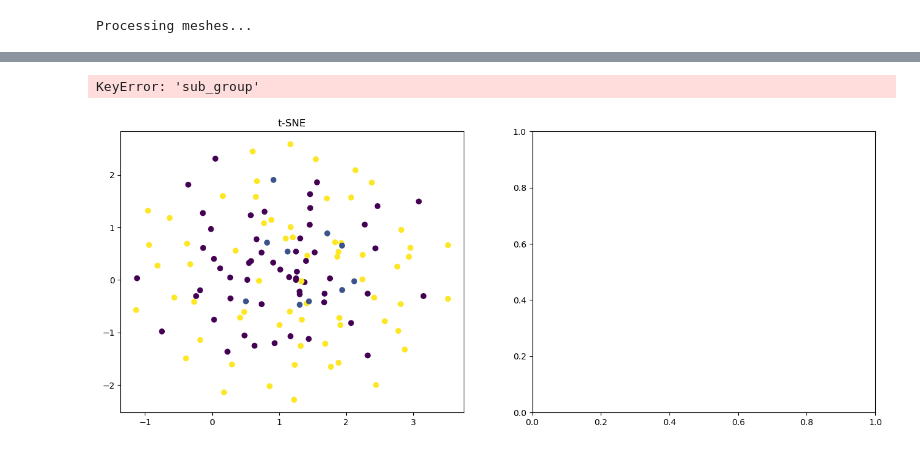
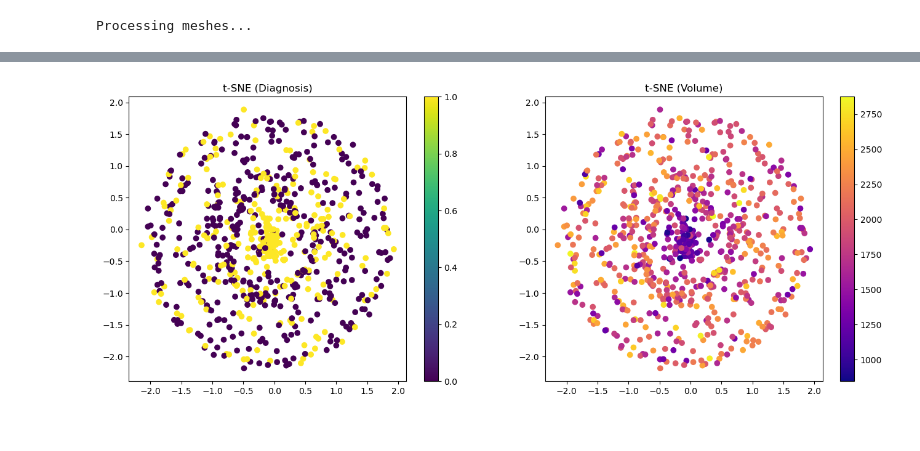
Before and after one commit to Jakaria08/Disentangle_Latent_Space_Deep_SDF, a Jupyter notebook: run_HLLE_ICA.ipynb, the cells around one changed output, grey strips where cells are left out. Saved outputs shown, nothing was run; the diff lists cells and outputs as text; code cells hidden in the pictures.

```diff
--- a/run_HLLE_ICA.ipynb
+++ b/run_HLLE_ICA.ipynb
@@ -53,22 +59,22 @@ def sample_points_from_mesh(mesh_path, n_points=5000):
         print(f"Error processing {mesh_path}: {e}")
         return None
 # %%
-n_points = 5000  # Number of points to sample from each mesh
+n_points = 2500  # Number of points to sample from each mesh
 point_clouds = []
 valid_filenames = []
 mesh_objects = {}  # Store mesh objects for later visualization
 
-print("Processing meshes...")
-for mesh_name in tqdm(test_split, desc="Processing meshes"):
-    mesh_path = os.path.join(torus_path, mesh_name)
+print('Processing meshes...')
+for mesh_name in tqdm(split_list, desc='Processing meshes'):
+    mesh_path = os.path.join(mesh_root, mesh_name)
     if os.path.exists(mesh_path):
         points = sample_points_from_mesh(mesh_path, n_points)
         if points is not None:
             point_clouds.append(points)
-            valid_filenames.append(f"{mesh_name}")
+            valid_filenames.append(f'{mesh_name}')
             mesh_objects[mesh_name] = trimesh.load(mesh_path)
     else:
-        print(f"Mesh file not found: {mesh_path}")
+        print(f'Mesh file not found: {mesh_path}')
 # %% [output]
 Processing meshes...
 # %%
@@ -117,9 +121,9 @@ print(mesh_params)
 # %%
-# Create color coding for visualization based on extracted parameters
-has_bump = np.array([p.get("has_bump", 0) for p in mesh_params])
-#scales = np.array([p.get("scale", 0) for p in mesh_params])
-#sub_groups = np.array([p.get("sub_group", 0) for p in mesh_params])
-#bump_sizes = np.array([p.get("bump_size", 0) for p in mesh_params])
+# Create arrays for visualization based on extracted parameters
+diagnosis = np.array([p.get('diagnosis', -1) for p in mesh_params])
+age = np.array([p.get('age', float('nan')) for p in mesh_params], dtype=float)
+sex = np.array([p.get('sex', -1) for p in mesh_params])
+volume = np.array([p.get('volume', float('nan')) for p in mesh_params], dtype=float)
 # %%
 # Step 2: Apply HLLE for non-linear dimensionality reduction
 n_neighbors = min(400, len(X) - 1)  # Ensuring n_neighbors is valid
@@ -220,20 +233,21 @@ Component 8 correlation with bump feature: 0.0528
 # %%
 # t-SNE
 from sklearn.manifold import TSNE
 tsne = TSNE(n_components=2, perplexity=30, random_state=42)
 Y_tsne = tsne.fit_transform(X)
 
 # Plot
 plt.figure(figsize=(16, 6))
 plt.subplot(1, 2, 1)
-plt.scatter(Y_tsne[:, 0], Y_tsne[:, 1], c=np.array([p["has_bump"] for p in mesh_params]))
-plt.title("t-SNE")
+plt.scatter(Y_tsne[:, 0], Y_tsne[:, 1], c=diagnosis, cmap='viridis')
+plt.title('t-SNE (Diagnosis)')
+plt.colorbar()
 
 plt.subplot(1, 2, 2)
-plt.scatter(Y_tsne[:, 0], Y_tsne[:, 1], c=np.array([p["sub_group"] for p in mesh_params]))
-plt.title("t-SNE")
+mask = np.isfinite(volume)
+plt.scatter(Y_tsne[mask, 0], Y_tsne[mask, 1], c=volume[mask], cmap='plasma')
+plt.title('t-SNE (Volume)')
 plt.colorbar()
 plt.show()
 # %% [output]
-KeyError: 'sub_group'
-[figure, old version]
+[figure, new version]
```
Also changed, not shown: parts of 19 cells of this notebook, 10 other files.
